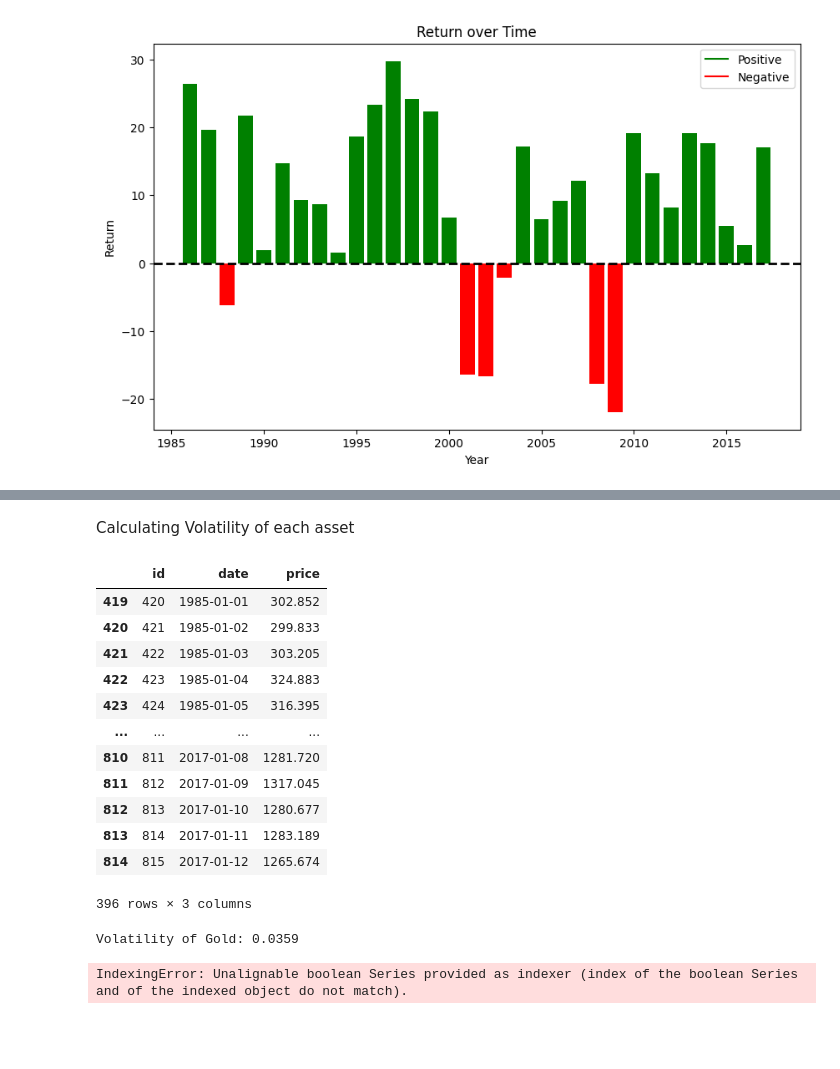
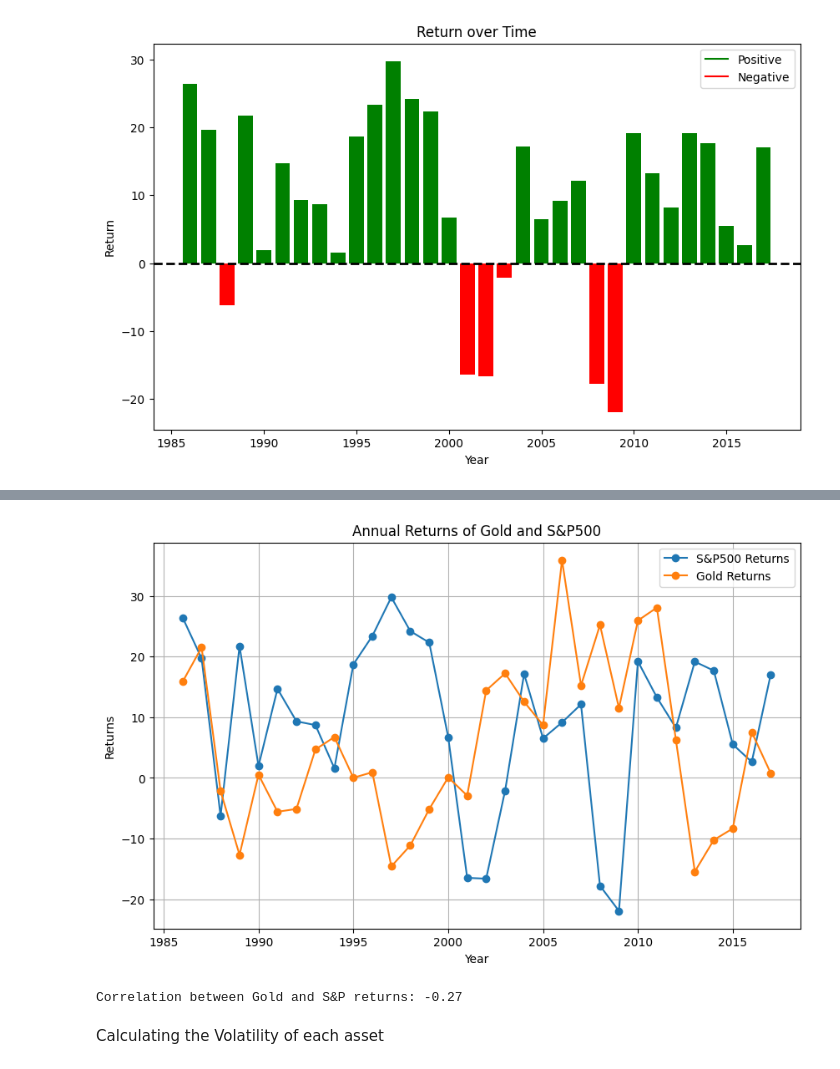
Before and after one commit to Yashraj2201/AssetPerformanceAnalysis, a Jupyter notebook: AssetsPerformanceAnalysis.ipynb, the cells around one changed output, grey strips where cells are left out. Saved outputs shown, nothing was run; the diff lists cells and outputs as text; code cells hidden in the pictures; blank space fills up the shorter version.

```diff
--- a/AssetsPerformanceAnalysis.ipynb
+++ b/AssetsPerformanceAnalysis.ipynb
@@ -310,2 +287,26 @@ historical_goldData_df
+# %%
+# Group by year and calculate the mean return for each asset
+SPData_annual_returns = SPData_annual_returns.groupby(['Year']).mean()
+gold_annual_returns = gold_annual_returns.groupby(['Year']).mean()
+
+#Plot the returns over years for Gold vs Sensex
+plt.figure(figsize=(10, 6))
+plt.plot(SPData_annual_returns.index, SPData_annual_returns['Return'], label='S&P500 Returns', marker='o')
+plt.plot(gold_annual_returns.index, gold_annual_returns['Return'], label='Gold Returns', marker='o')
+# Plot the grid with different colors below and above 0
+plt.title('Annual Returns of Gold and S&P500')
+plt.xlabel('Year')
+plt.ylabel('Returns')
+plt.legend()
+plt.grid(True)
+plt.show()
+
+#calculating Correlation between Gold and S&P500
+
+correlation = gold_annual_returns['Return'].corr(SPData_annual_returns['Return'])
+print(f'Correlation between Gold and S&P returns: {correlation:.2f}')
+# %% [output]
+[figure, added]
+Correlation between Gold and S&P returns: -0.27
 # %% [markdown]
-Calculating Volatility of each asset
+Calculating the Volatility of each asset
@@ -315,20 +313,6 @@ historical_sensexData_df = historical_goldData.rename(columns={'Close':'price'})
-# %%
-historical_SPData_df
-# %% [output]
-|  | id | date | price |
-| 419 | 420 | 1985-01-01 | 302.852 |
-| 420 | 421 | 1985-01-02 | 299.833 |
-| 421 | 422 | 1985-01-03 | 303.205 |
-| 422 | 423 | 1985-01-04 | 324.883 |
-| 423 | 424 | 1985-01-05 | 316.395 |
-| ... | ... | ... | ... |
-| 810 | 811 | 2017-01-08 | 1281.720 |
-| 811 | 812 | 2017-01-09 | 1317.045 |
-| 812 | 813 | 2017-01-10 | 1280.677 |
-| 813 | 814 | 2017-01-11 | 1283.189 |
-| 814 | 815 | 2017-01-12 | 1265.674 |
-396 rows × 3 columns
 # %%
+#Volatility of Gold
+
 historical_goldData_df['date'] = pd.to_datetime(historical_goldData_df['date'])
 historical_goldData_df = historical_goldData_df[(historical_goldData_df['date'].dt.year >= 1985) & (historical_goldData_df['date'].dt.year < 2018)]
 
@@ -340,11 +324,9 @@ historical_goldData_df['monthly_return'] = historical_goldData_df['price'].pct_c
 
 # Calculate volatility (standard deviation of daily returns)
 volatility_gold = historical_goldData_df['monthly_return'].std()
-
-print(f"Volatility of Gold: {volatility_gold:.4f}")
-# %% [output]
-Volatility of Gold: 0.0359
 # %%
+#Volatility of Sensex
+
 historical_sensexData_df['date'] = pd.to_datetime(historical_sensexData_df['date'])
 historical_sensexData_df = historical_sensexData.loc[(historical_sensexData_df['date'].dt.year >= 1985) & (historical_sensexData_df['date'].dt.year < 2018)]
 
@@ -352,12 +334,8 @@ historical_sensexData_df = historical_sensexData.loc[(historical_sensexData_df['
 historical_sensexData_df = historical_sensexData_df.sort_values(by='date')
 
 # Calculate daily returns
-historical_sensexData_df['monthly_return'] = historical_sensexData_df['price'].pct_change()
+historical_sensexData_df['monthly_return'] = historical_sensexData_df['Close'].pct_change()
 
 # Calculate volatility (standard deviation of daily returns)
 volatility_sensex = historical_sensexData_df['monthly_return'].std()
-
-print(f"Volatility of Sensex: {volatility_sensex:.4f}")
-# %% [output]
-IndexingError: Unalignable boolean Series provided as indexer (index of the boolean Series and of the indexed object do not match).
 # %%
```
Also changed, not shown: parts of 9 cells of this notebook.
